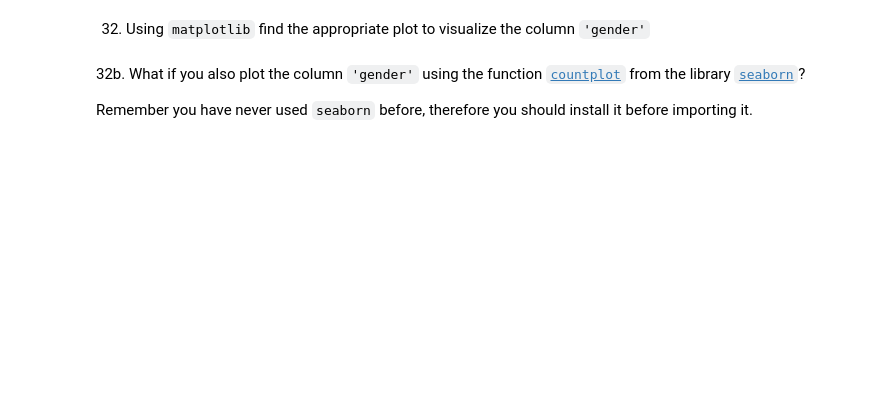
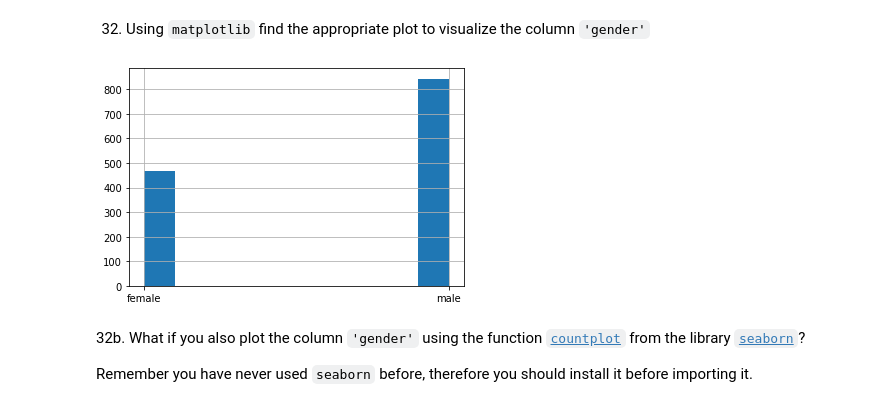
Before and after one commit to MNievas12/ds_thebridge_6_22, a Jupyter notebook: 2-Data_Analysis/2-Pandas/Práctica/10-titanic/Titanic-exercise.ipynb, the cells around one changed output. Drawn from its saved outputs; the diff is of its cells as text; code cells hidden in the pictures; blank space fills up the shorter version.

```diff
--- a/2-Data_Analysis/2-Pandas/Práctica/10-titanic/Titanic-exercise.ipynb
+++ b/2-Data_Analysis/2-Pandas/Práctica/10-titanic/Titanic-exercise.ipynb
@@ -208,5 +584,9 @@ Hint: There were two people with the same name, who?
 # %% [markdown]
 32. Using `matplotlib` find the appropriate plot to visualize the column `'gender'`
+# %%
+titanic['sex'].hist();
+# %% [output]
+[figure, added]
 # %% [markdown]
 32b. What if you also plot the column `'gender'` using the function [`countplot`](https://seaborn.pydata.org/generated/seaborn.countplot.html) from the library [`seaborn`](https://seaborn.pydata.org/)?
 
```
Also changed, not shown: parts of 56 cells of this notebook.
